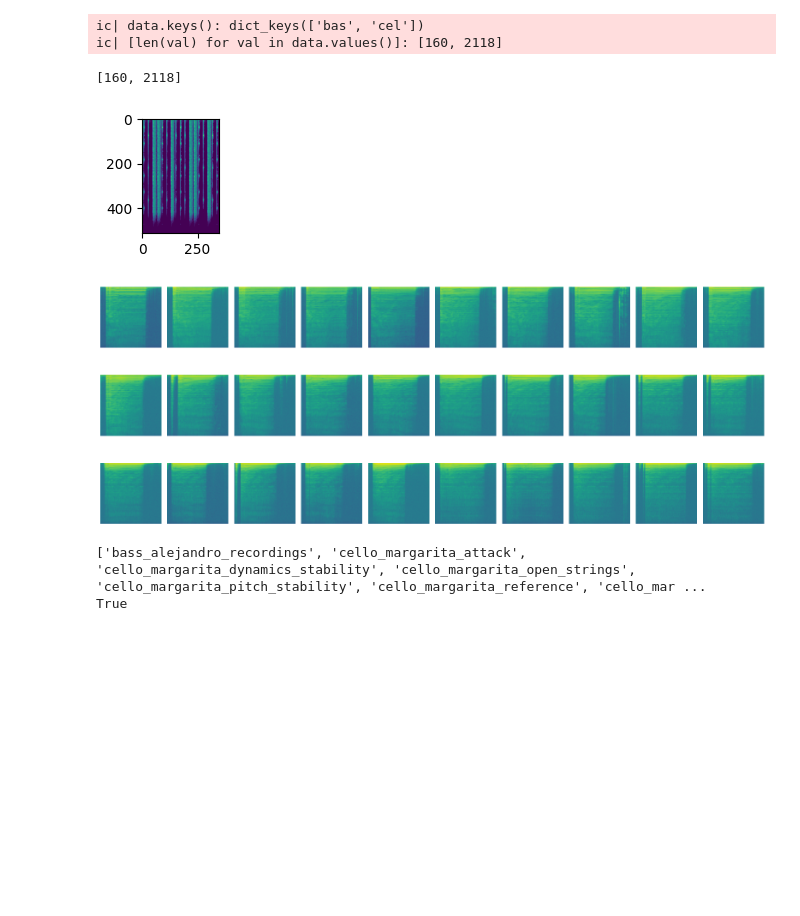
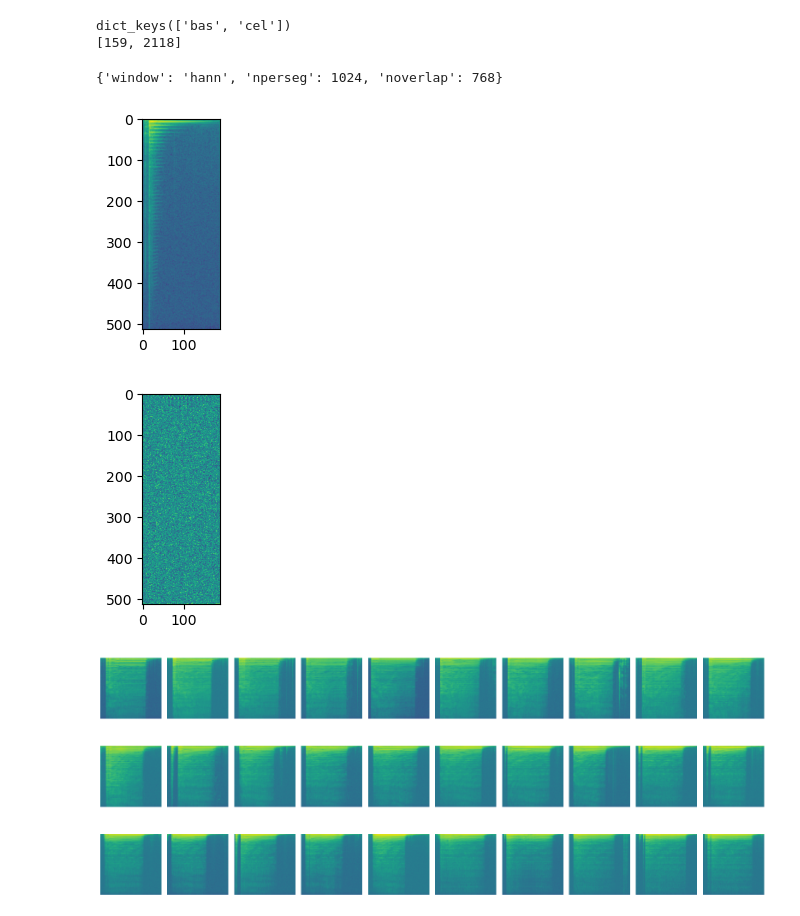
Before and after one commit to keriotisna/CS545-Final-Project, a Jupyter notebook: dataReadTest.ipynb, the cells around one changed output. Cells and saved outputs as stored; diff of their text form; code cells hidden in the pictures; blank space fills up the shorter version.

```diff
--- a/dataReadTest.ipynb
+++ b/dataReadTest.ipynb
@@ -17,35 +24,33 @@ print()
 # %%
 data = audioDataset.getAudioData()
 
-ic(data.keys())
-ic([len(val) for val in data.values()])
+print(data.keys())
+print([len(val) for val in data.values()])
 # %% [output]
-ic| data.keys(): dict_keys(['bas', 'cel'])
-ic| [len(val) for val in data.values()]: [160, 2118]
+dict_keys(['bas', 'cel'])
+[159, 2118]
-[160, 2118]
 # %%
 
-audioDataset.createSpectrogramsIndependent(nperseg=1024, deleteAudioData=False)
+print(audioDataset.getSpectrogramKwargs())
+audioDataset.createSpectrogramsIndependent(deleteAudioData=True)
 # @ 17.1 GB IRMAS
+# %% [output]
+{'window': 'hann', 'nperseg': 1024, 'noverlap': 768}
 # %%
 
 spectrograms = audioDataset.getSpectrograms()
+phases = audioDataset.getPhases()
 
-plt.figure(figsize=(1, 10))
-plt.imshow(spectrograms['bas'][-1])
-plt.show()
+plt.figure(figsize=(1, 10)), plt.imshow(spectrograms['bas'][-1]), plt.show()
+plt.figure(figsize=(1, 10)), plt.imshow(phases['bas'][-1]), plt.show()
 
 displayImageGrid2(spectrograms['cel'], 3, 10, figsize=(20, 8))
 
 # plt.figure(figsize=(10, 10))
 # plt.imshow(spectrograms['clarinet_pablo_attack'][0])
 # plt.show()
 # displayImageGrid2(spectrograms['clarinet_pablo_attack'], 3, 10, figsize=(20, 8))
 # %% [output]
-[figure, old version]
+[figure, new version]
-[figure, old version]
+[figure, new version]
+[figure, added]
-# %%
-print(os.listdir(AudioDataset.GOOD_SOUNDS_TRAINING_DATA_PATH))
-# %% [output]
-['bass_alejandro_recordings', 'cello_margarita_attack', 'cello_margarita_dynamics_stability', 'cello_margarita_open_strings', 'cello_margarita_pitch_stability', 'cello_margarita_reference', 'cello_mar ...
-True
```
Also changed, not shown: parts of 4 cells of this notebook, 10 other files.
